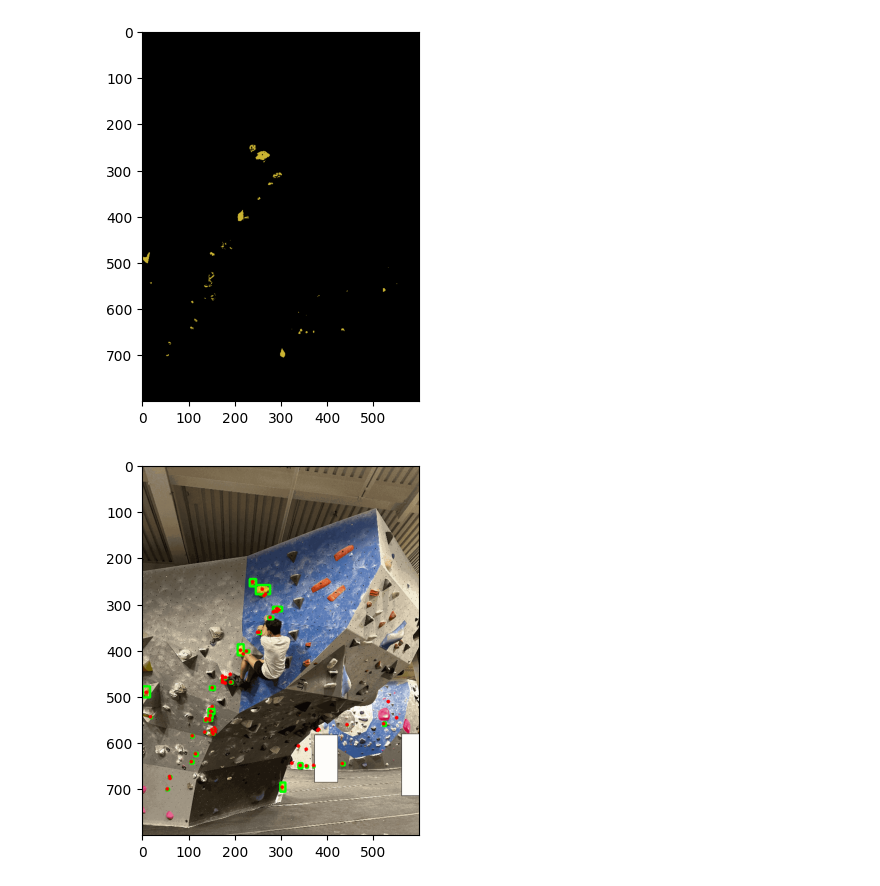
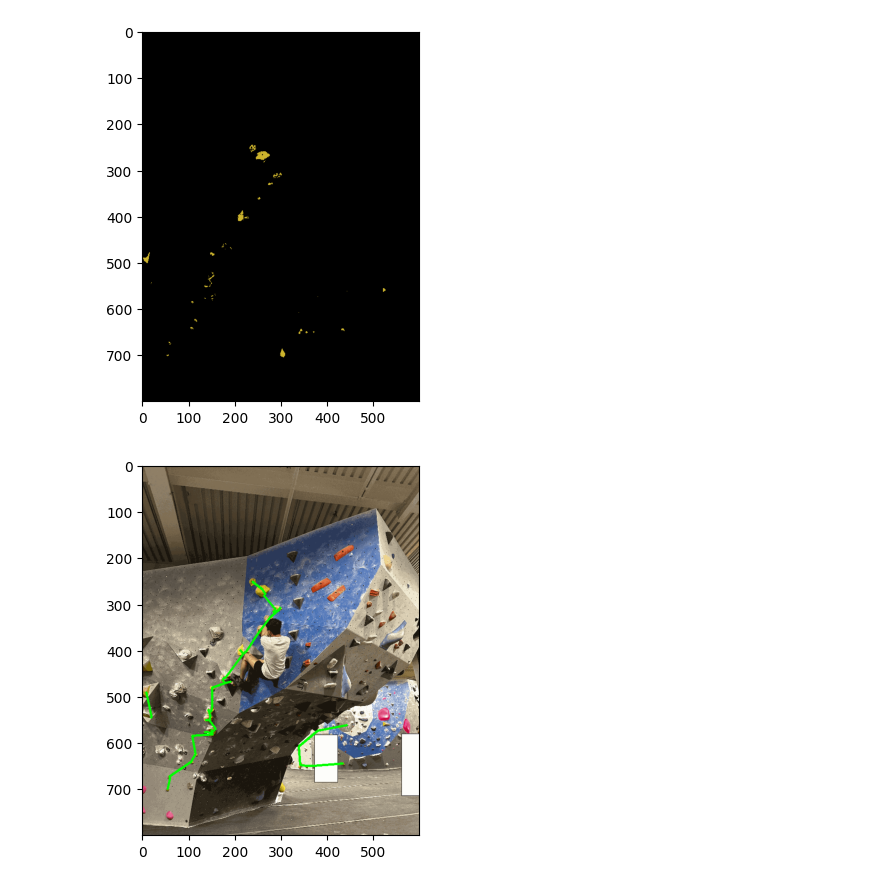
Before and after one commit to ajchili/balderdash, a Jupyter notebook: lord_help_me.ipynb, the cells around one changed output. Cells and saved outputs as stored; diff of their text form; code cells hidden in the pictures.

Commit message:
🤷 display paths and try to identify wall surfaces

```diff
--- a/lord_help_me.ipynb
+++ b/lord_help_me.ipynb
@@ -42,7 +41,7 @@ def quantize(img, k = 8):
 	return quantized_image
 
 def hsl_to_hsv(hue, saturation, luminance):
-	return np.array([hue / 2, (saturation / 100) * 255, (luminance / 100) * 255])
+	return np.array([hue / 2 - 1, (saturation / 100) * 255, (luminance / 100) * 255])
 # %%
 img = cv2.imread("./images/IMG_4705.png")
 img = resize(img)
@@ -68,23 +67,45 @@ plt.imshow(safe_for_human_eyes_result)
 plt.show()
 # %% [output]
 [figure]
-# %%
-num_of_labels, labels, stats, centroids = cv2.connectedComponentsWithStats(mask)
-
-output = img.copy()
-
-for i in range(1, num_of_labels):
-	x = stats[i, cv2.CC_STAT_LEFT]
-	y = stats[i, cv2.CC_STAT_TOP]
-	w = stats[i, cv2.CC_STAT_WIDTH]
-	h = stats[i, cv2.CC_STAT_HEIGHT]
-	area = stats[i, cv2.CC_STAT_AREA]
-	(cX, cY) = centroids[i]
-	cv2.rectangle(output, (x, y), (x + w, y + h), (0, 255, 0), 3)
-	cv2.circle(output, (int(cX), int(cY)), 4, (0, 0, 255), -1)
-
-safe_for_human_eyes_result = cv2.cvtColor(output, cv2.COLOR_BGR2RGB)
-plt.imshow(safe_for_human_eyes_result)
-plt.show()
-# %% [output]
-[figure, removed]
+# %%
+num_of_labels, labels, stats, centroids = cv2.connectedComponentsWithStats(
+    mask)
+
+output = img.copy()
+
+distances = []
+closest_points = []
+
+# Skip first label since it is the background
+for i in range(1, num_of_labels - 1):
+    x2: int | None
+    y2: int | None
+    min_distance = None
+
+    for j in range(i + 1, num_of_labels):
+        distance = math.dist(centroids[i], centroids[j])
+        if min_distance is None or distance < min_distance:
+            min_distance = distance
+            x2 = int(centroids[j][0])
+            y2 = int(centroids[j][1])
+
+    distances.append(min_distance)
+    closest_points.append((x2, y2))
+
+sorted_distances = sorted(distances)
+median = sorted_distances[math.floor(len(sorted_distances) / 2)]
+
+for i in range(1, num_of_labels - 1):
+    # Figure out a better way to filter outliers of extreme distance (e.g. holds which are too far from the "main" path and should not be included when drawing)
+    if distances[i - 1] >= median * 5:
+        continue
+
+    hold_center = [int(coord) for coord in centroids[i]]
+    cv2.line(output, hold_center, closest_points[i - 1], (0, 255, 0), 3)
+
+
+safe_for_human_eyes_img = cv2.cvtColor(output, cv2.COLOR_BGR2RGB)
+plt.imshow(safe_for_human_eyes_img)
+plt.show()
+# %% [output]
+[figure, added]
```
Also changed, not shown: parts of 2 cells of this notebook.
